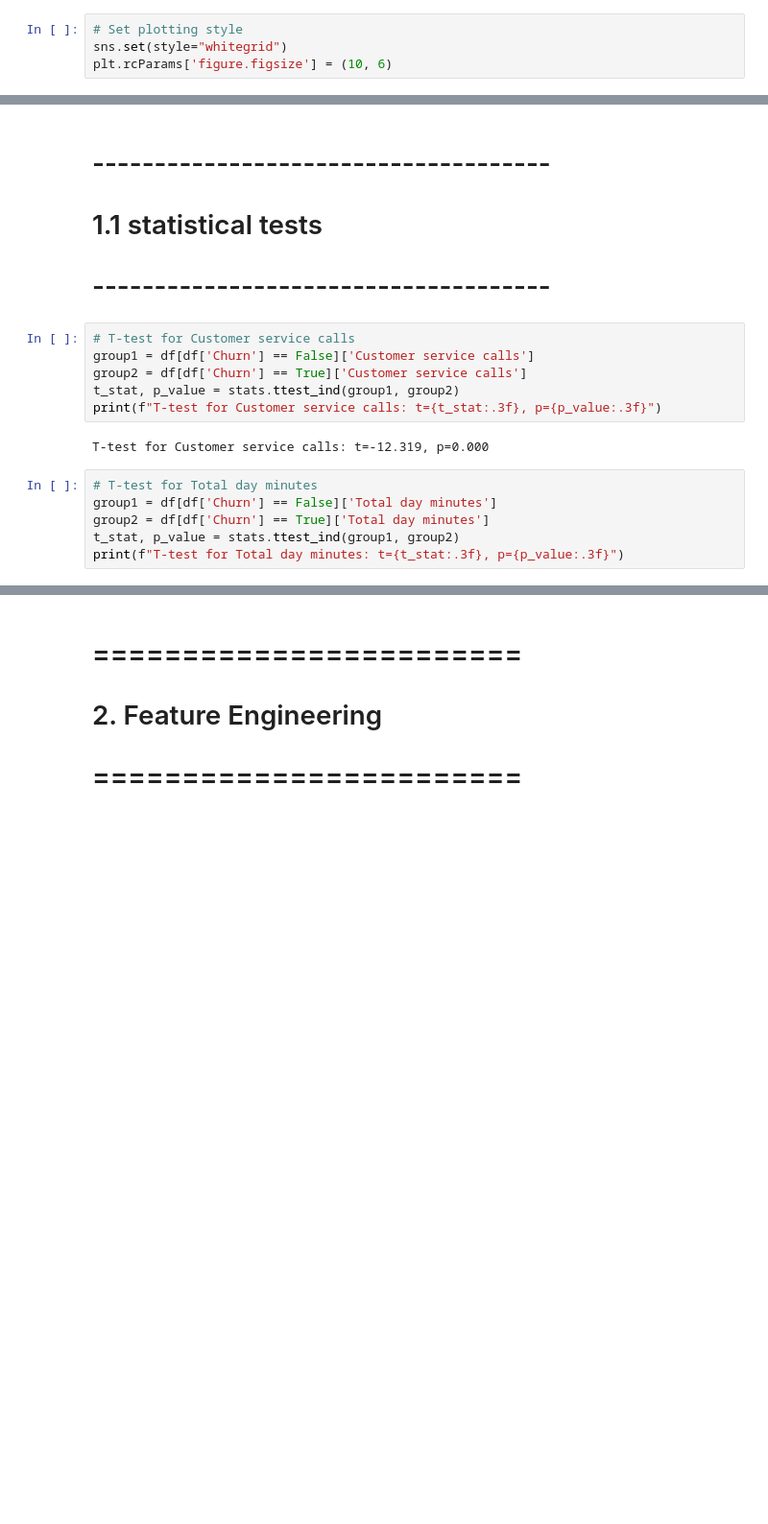
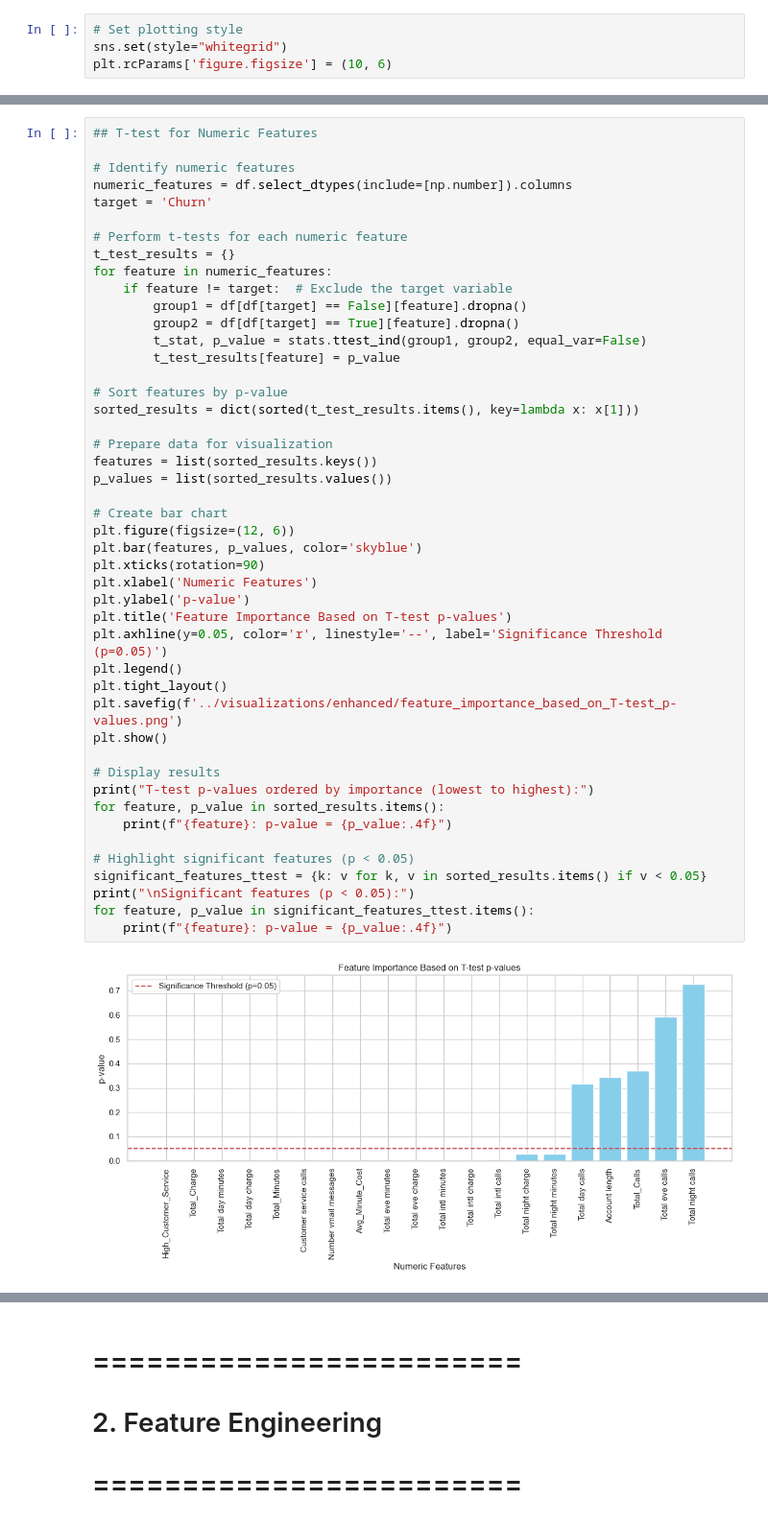
Before and after one commit to Reemsoliiman/customer-churn-prediction-analysis, a Jupyter notebook: notebooks/02_feature_engineering.ipynb, the cells around one changed output, grey strips where cells are left out. Shown at 96% size. Drawn from its saved outputs; the diff is of its cells as text; blank space fills up the shorter version.

```diff
--- a/notebooks/02_feature_engineering.ipynb
+++ b/notebooks/02_feature_engineering.ipynb
@@ -32,20 +35,49 @@ HTTPError: HTTP Error 404: Not Found
 # ========================
-# %% [markdown]
-# -------------------------------------
-# 1.1 statistical tests
-# -------------------------------------
-# %%
-# T-test for Customer service calls
-group1 = df[df['Churn'] == False]['Customer service calls']
-group2 = df[df['Churn'] == True]['Customer service calls']
-t_stat, p_value = stats.ttest_ind(group1, group2)
-print(f"T-test for Customer service calls: t={t_stat:.3f}, p={p_value:.3f}")
-# %% [output]
-T-test for Customer service calls: t=-12.319, p=0.000
 # %%
-# T-test for Total day minutes
-group1 = df[df['Churn'] == False]['Total day minutes']
-group2 = df[df['Churn'] == True]['Total day minutes']
-t_stat, p_value = stats.ttest_ind(group1, group2)
-print(f"T-test for Total day minutes: t={t_stat:.3f}, p={p_value:.3f}")
+## T-test for Numeric Features
+
+# Identify numeric features
+numeric_features = df.select_dtypes(include=[np.number]).columns
+target = 'Churn'
+
+# Perform t-tests for each numeric feature
+t_test_results = {}
+for feature in numeric_features:
+    if feature != target:  # Exclude the target variable
+        group1 = df[df[target] == False][feature].dropna()
+        group2 = df[df[target] == True][feature].dropna()
+        t_stat, p_value = stats.ttest_ind(group1, group2, equal_var=False)
+        t_test_results[feature] = p_value
+
+# Sort features by p-value
+sorted_results = dict(sorted(t_test_results.items(), key=lambda x: x[1]))
+
+# Prepare data for visualization
+features = list(sorted_results.keys())
+p_values = list(sorted_results.values())
+
+# Create bar chart
+plt.figure(figsize=(12, 6))
+plt.bar(features, p_values, color='skyblue')
+plt.xticks(rotation=90)
+plt.xlabel('Numeric Features')
+plt.ylabel('p-value')
+plt.title('Feature Importance Based on T-test p-values')
+plt.axhline(y=0.05, color='r', linestyle='--', label='Significance Threshold (p=0.05)')
+plt.legend()
+plt.tight_layout()
+plt.savefig(f'../visualizations/enhanced/feature_importance_based_on_T-test_p-values.png')
+plt.show()
+
+# Display results
+print("T-test p-values ordered by importance (lowest to highest):")
+for feature, p_value in sorted_results.items():
+    print(f"{feature}: p-value = {p_value:.4f}")
+
+# Highlight significant features (p < 0.05)
+significant_features_ttest = {k: v for k, v in sorted_results.items() if v < 0.05}
+print("\nSignificant features (p < 0.05):")
+for feature, p_value in significant_features_ttest.items():
+    print(f"{feature}: p-value = {p_value:.4f}")
 # %% [output]
+[figure, added]
```
Also changed, not shown: parts of 31 cells of this notebook, 13 other files.
